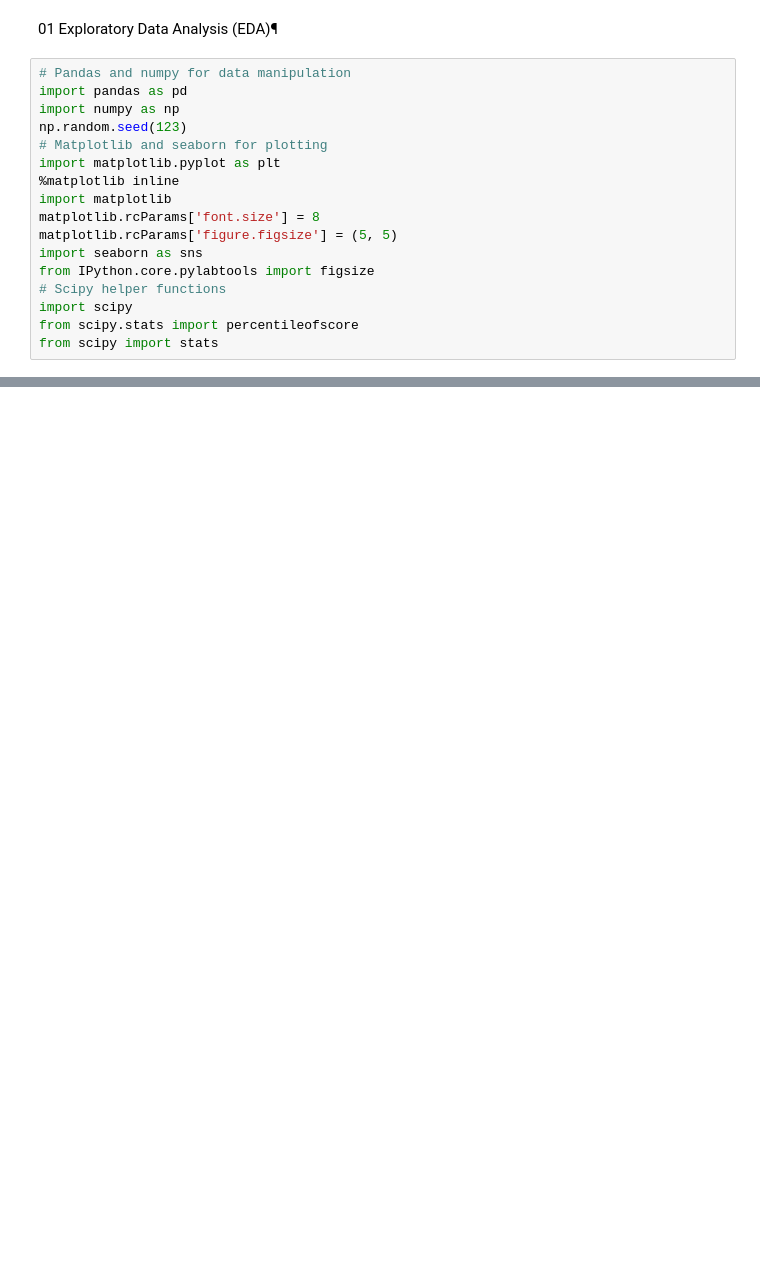
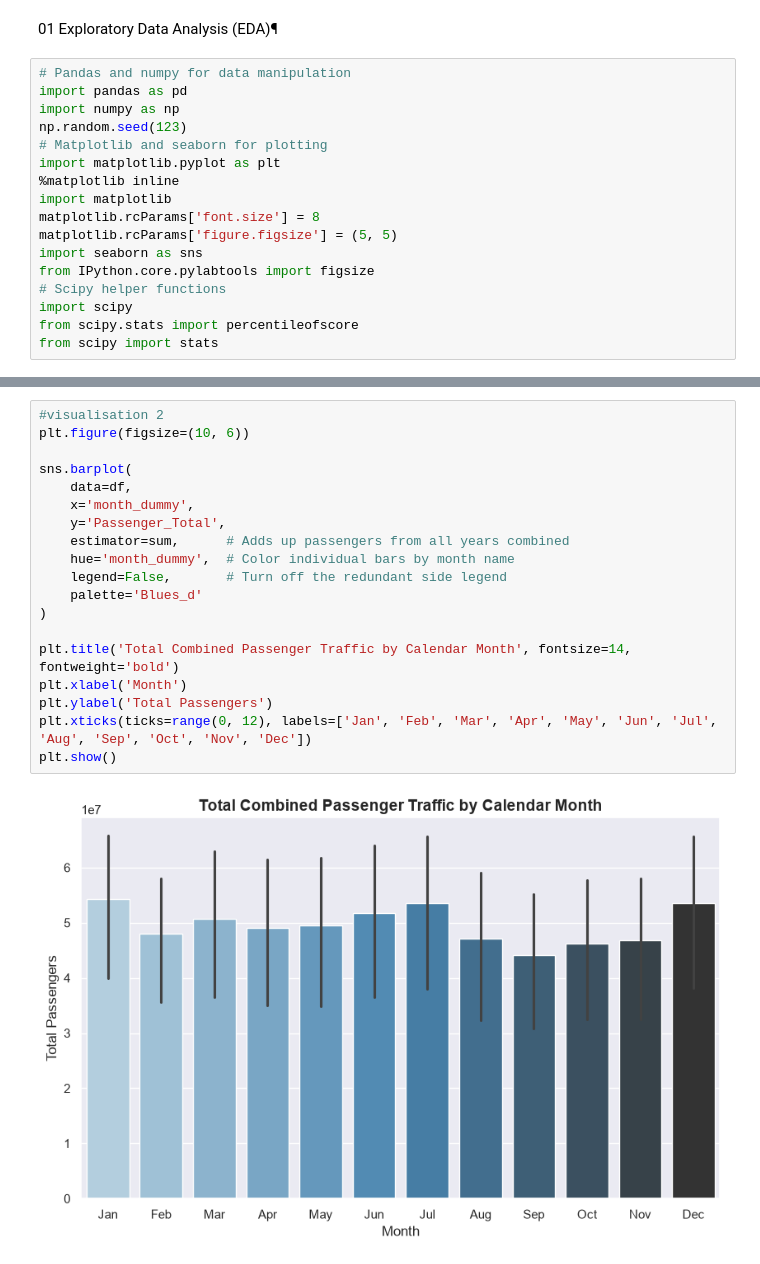
Before and after one commit to angh0059/KM6312group8, a Jupyter notebook: km6312project.ipynb, the cells around one changed output, grey strips where cells are left out. Saved outputs shown, nothing was run; the diff lists cells and outputs as text; blank space fills up the shorter version.

```diff
--- a/km6312project.ipynb
+++ b/km6312project.ipynb
@@ -41,0 +183,21 @@ df.info()
+# %%
+#visualisation 2
+plt.figure(figsize=(10, 6))
+
+sns.barplot(
+    data=df,
+    x='month_dummy',
+    y='Passenger_Total',
+    estimator=sum,      # Adds up passengers from all years combined
+    hue='month_dummy',  # Color individual bars by month name
+    legend=False,       # Turn off the redundant side legend
+    palette='Blues_d'
+)
+
+plt.title('Total Combined Passenger Traffic by Calendar Month', fontsize=14, fontweight='bold')
+plt.xlabel('Month')
+plt.ylabel('Total Passengers')
+plt.xticks(ticks=range(0, 12), labels=['Jan', 'Feb', 'Mar', 'Apr', 'May', 'Jun', 'Jul', 'Aug', 'Sep', 'Oct', 'Nov', 'Dec'])
+plt.show()
+# %% [output]
+[figure, added]
```
Also changed, not shown: parts of 9 cells of this notebook.
